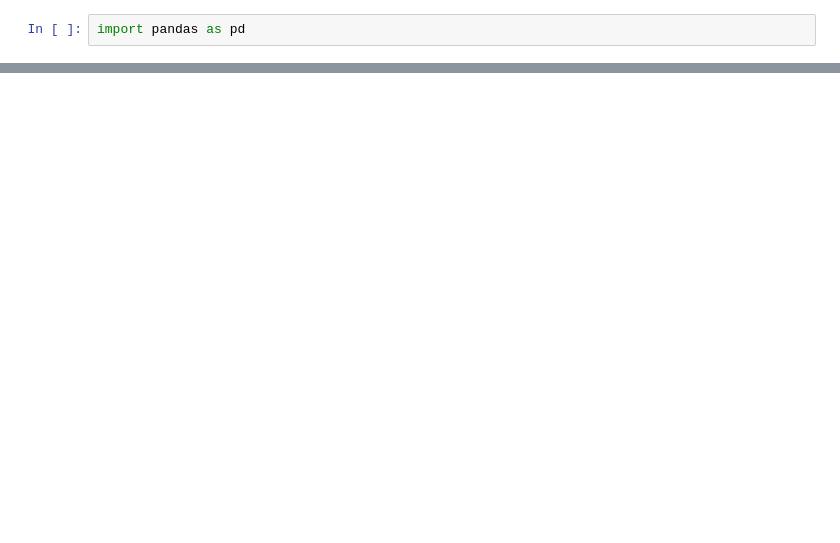
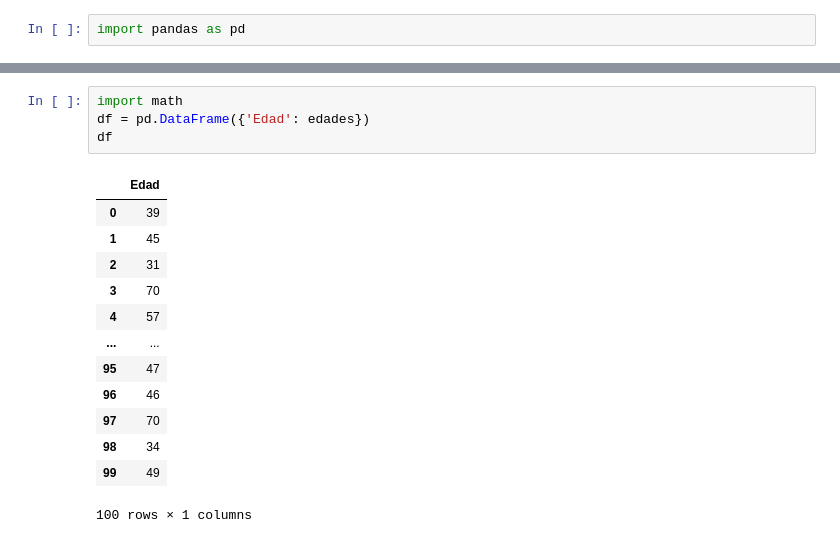
Before and after one commit to spacepirate07/Probabilidad-, a Jupyter notebook: Practica3.ipynb, the cells around one changed output, grey strips where cells are left out. Saved outputs shown, nothing was run; the diff lists cells and outputs as text; blank space fills up the shorter version.

```diff
--- a/Practica3.ipynb
+++ b/Practica3.ipynb
@@ -116,0 +117,18 @@ tabla_frecuencias
+# %%
+import math
+df = pd.DataFrame({'Edad': edades})
+df
+# %% [output]
+|  | Edad |
+| 0 | 39 |
+| 1 | 45 |
+| 2 | 31 |
+| 3 | 70 |
+| 4 | 57 |
+| ... | ... |
+| 95 | 47 |
+| 96 | 46 |
+| 97 | 70 |
+| 98 | 34 |
+| 99 | 49 |
+100 rows × 1 columns
```
Also changed, not shown: parts of 12 cells of this notebook.
